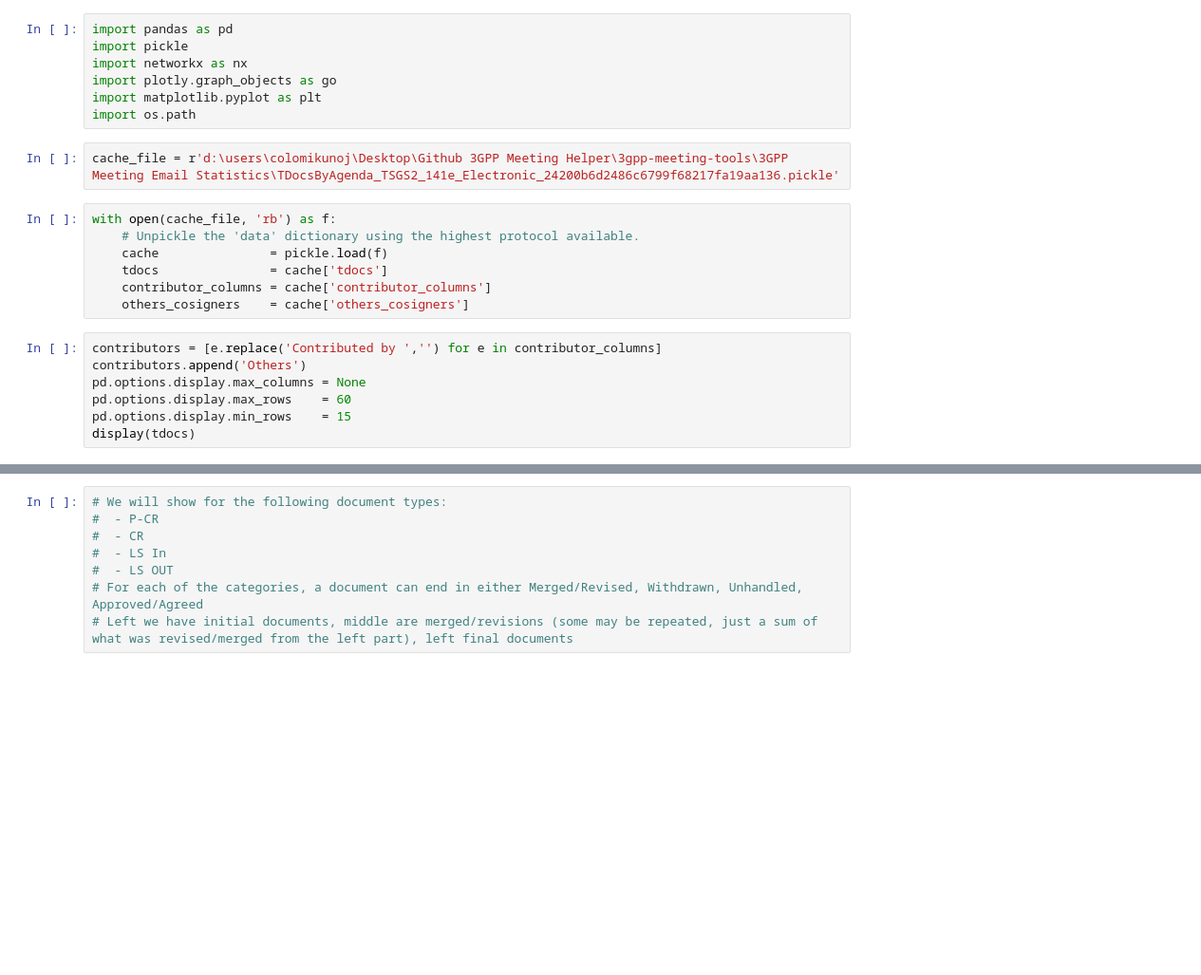
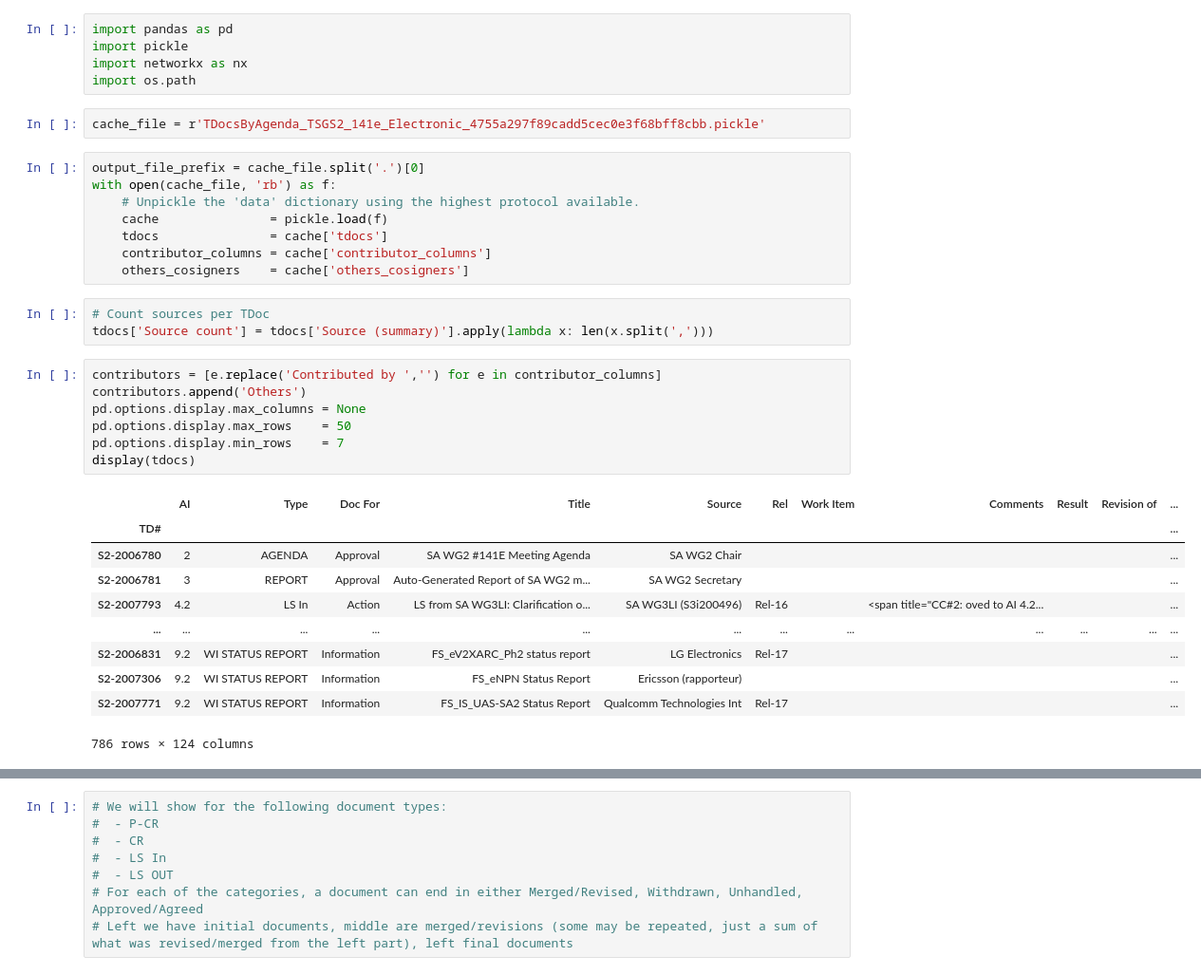
Before and after one commit to telekom/3gpp-meeting-tools, a Jupyter notebook: 3GPP Meeting Email Statistics/TDoc Source Statistics.ipynb, the cells around one changed output, grey strips where cells are left out. Shown at 95% size. Saved outputs shown, nothing was run; the diff lists cells and outputs as text; blank space fills up the shorter version.

```diff
--- a/3GPP Meeting Email Statistics/TDoc Source Statistics.ipynb
+++ b/3GPP Meeting Email Statistics/TDoc Source Statistics.ipynb
@@ -2,22 +2,35 @@
 import pandas as pd
 import pickle
 import networkx as nx
-import plotly.graph_objects as go
-import matplotlib.pyplot as plt
 import os.path
-# %%
-cache_file = r'd:\users\colomikunoj\Desktop\Github 3GPP Meeting Helper\3gpp-meeting-tools\3GPP Meeting Email Statistics\TDocsByAgenda_TSGS2_141e_Electronic_24200b6d2486c6799f68217fa19aa136.pickle'
+# %%
+cache_file = r'TDocsByAgenda_TSGS2_141e_Electronic_4755a297f89cadd5cec0e3f68bff8cbb.pickle'
 # %%
+output_file_prefix = cache_file.split('.')[0]
 with open(cache_file, 'rb') as f:
     # Unpickle the 'data' dictionary using the highest protocol available.
     cache               = pickle.load(f)
     tdocs               = cache['tdocs']
     contributor_columns = cache['contributor_columns']
     others_cosigners    = cache['others_cosigners']
+# %%
+# Count sources per TDoc
+tdocs['Source count'] = tdocs['Source (summary)'].apply(lambda x: len(x.split(',')))
 # %%
 contributors = [e.replace('Contributed by ','') for e in contributor_columns]
 contributors.append('Others')
 pd.options.display.max_columns = None
-pd.options.display.max_rows    = 60
-pd.options.display.min_rows    = 15
+pd.options.display.max_rows    = 50
+pd.options.display.min_rows    = 7
 display(tdocs)
+# %% [output]
+|  | AI | Type | Doc For | Title | Source | Rel | Work Item | Comments | Result | Revision of | ... |
+| TD# |  |  |  |  |  |  |  |  |  |  | ... |
+| S2-2006780 | 2 | AGENDA | Approval | SA WG2 #141E Meeting Agenda | SA WG2 Chair |  |  |  |  |  | ... |
+| S2-2006781 | 3 | REPORT | Approval | Auto-Generated Report of SA WG2 m... | SA WG2 Secretary |  |  |  |  |  | ... |
+| S2-2007793 | 4.2 | LS In | Action | LS from SA WG3LI: Clarification o... | SA WG3LI (S3i200496) | Rel-16 |  | <span title="CC#2: oved to AI 4.2... |  |  | ... |
+| ... | ... | ... | ... | ... | ... | ... | ... | ... | ... | ... | ... |
+| S2-2006831 | 9.2 | WI STATUS REPORT | Information | FS_eV2XARC_Ph2 status report | LG Electronics | Rel-17 |  |  |  |  | ... |
+| S2-2007306 | 9.2 | WI STATUS REPORT | Information | FS_eNPN Status Report | Ericsson (rapporteur) |  |  |  |  |  | ... |
+| S2-2007771 | 9.2 | WI STATUS REPORT | Information | FS_IS_UAS-SA2 Status Report | Qualcomm Technologies Int | Rel-17 |  |  |  |  | ... |
+786 rows × 124 columns
```
Also changed, not shown: parts of 10 cells of this notebook, 1 other file.
